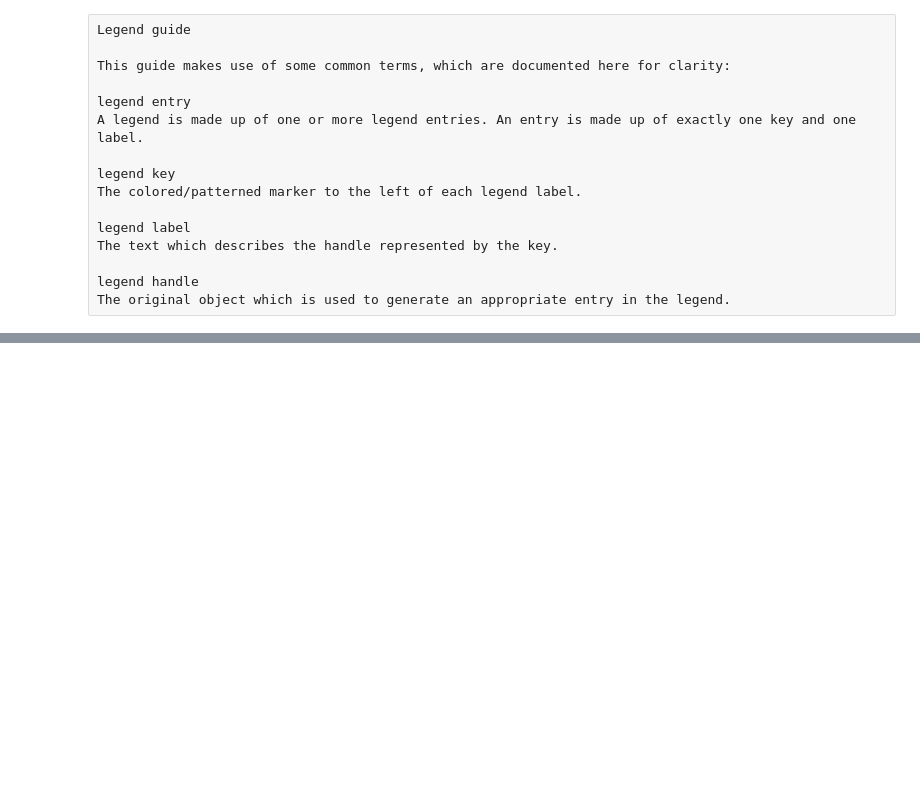
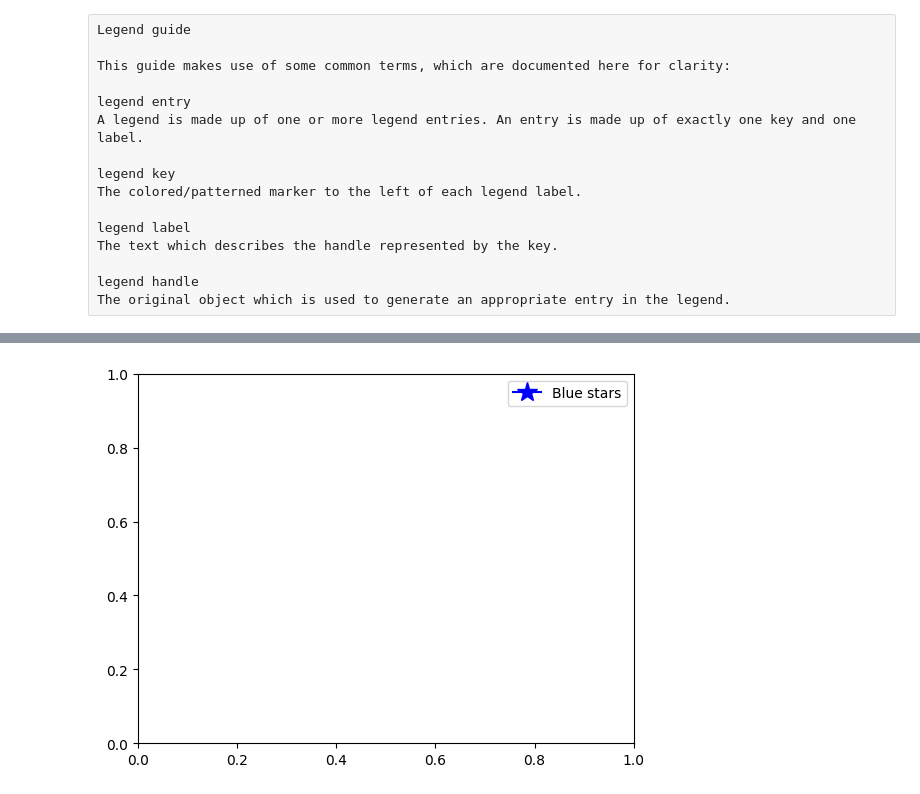
Before and after one commit to manasesmutembei11/ML, a Jupyter notebook: matplotlib/matplotlib_axes&subplots.ipynb, the cells around one changed output, grey strips where cells are left out. Drawn from its saved outputs; the diff is of its cells as text; code cells hidden in the pictures; blank space fills up the shorter version.

```diff
--- a/matplotlib/matplotlib_axes&subplots.ipynb
+++ b/matplotlib/matplotlib_axes&subplots.ipynb
@@ -568,0 +592,11 @@ The original object which is used to generate an appropriate entry in the legend
+# %%
+import matplotlib.lines as mlines
+
+fig, ax = plt.subplots()
+blue_line = mlines.Line2D([], [], color='blue', marker='*',
+                          markersize=15, label='Blue stars')
+ax.legend(handles=[blue_line])
+
+plt.show()
+# %% [output]
+[figure, added]
```
Also changed, not shown: parts of 7 cells of this notebook.
